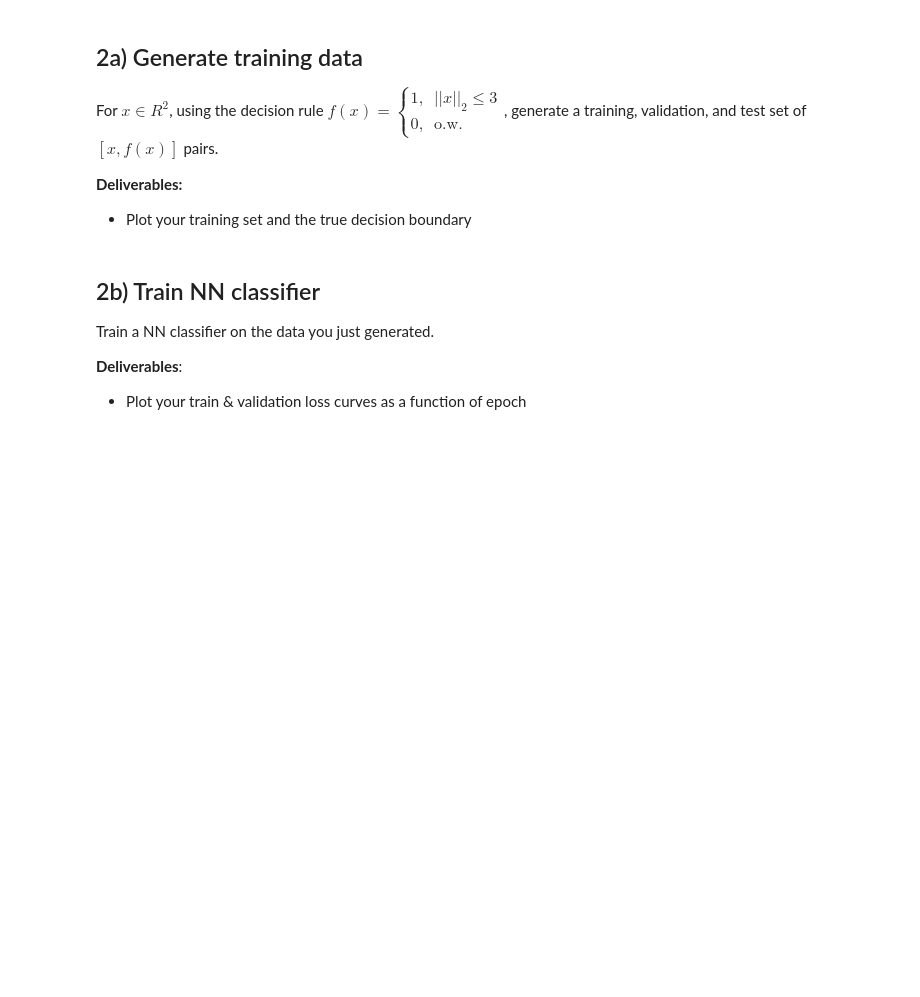
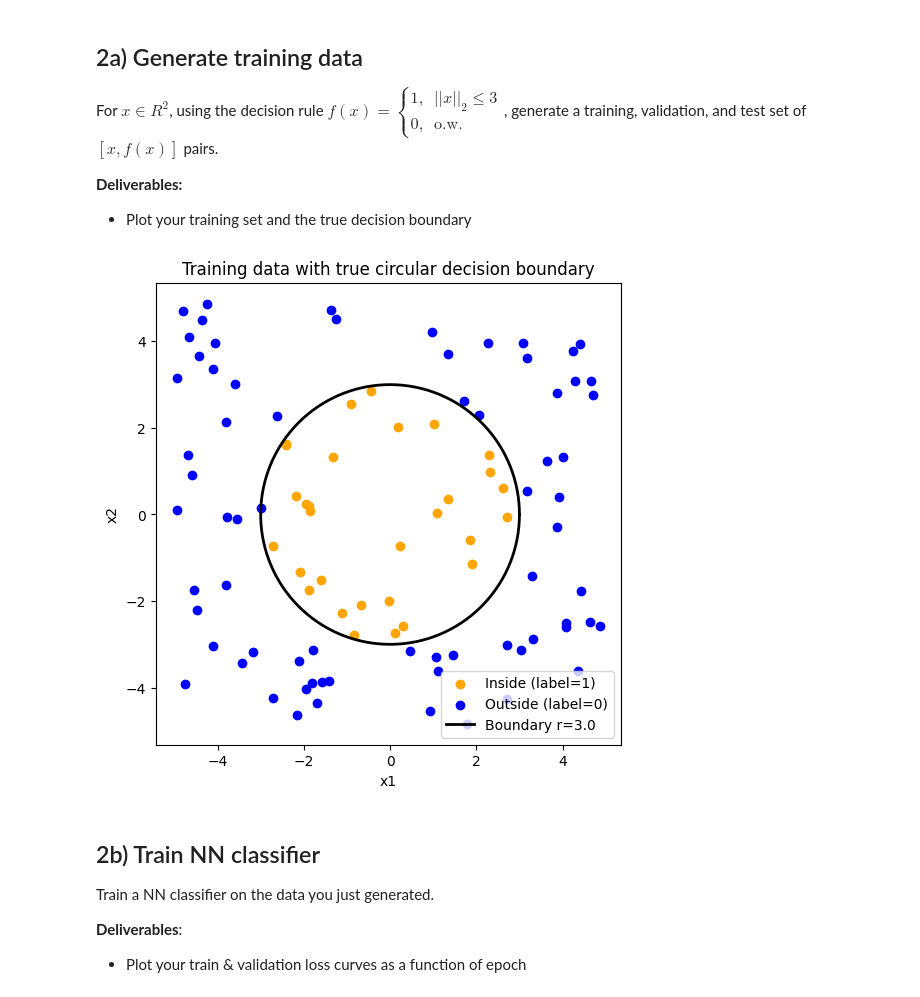
Before and after one commit to kmuenpra/EECE7268, a Jupyter notebook: EECE7398_HW1.ipynb, the cells around one changed output. Saved outputs shown, nothing was run; the diff lists cells and outputs as text; code cells hidden in the pictures; blank space fills up the shorter version.

```diff
--- a/EECE7398_HW1.ipynb
+++ b/EECE7398_HW1.ipynb
@@ -348,6 +678,40 @@ For $x\in R^2$, using the decision rule $f(x) = \begin{cases} 1, &\lvert\lvert x
 
 **Deliverables:**
 - Plot your training set and the true decision boundary
+# %%
+import numpy as np
+import matplotlib.pyplot as plt
+
+# Parameters
+n_samples = 100
+radius = 3.0
+
+# Generate uniform samples in square [-5,5] x [-5,5]
+X = np.random.uniform(-5, 5, size=(n_samples, 2))
+
+# Labels: 1 if inside circle of radius r, else 0
+y = (np.linalg.norm(X, axis=1) <= radius).astype(int)
+
+# Plot data points
+inside = y == 1
+outside = y == 0
+
+plt.figure(figsize=(6,6))
+plt.scatter(X[inside,0], X[inside,1], color="orange", label="Inside (label=1)")
+plt.scatter(X[outside,0], X[outside,1], color="blue", label="Outside (label=0)")
+
+# Plot true decision boundary (circle of radius r)
+theta = np.linspace(0, 2*np.pi, 400)
+plt.plot(radius*np.cos(theta), radius*np.sin(theta), "k-", linewidth=2, label=f"Boundary r={radius}")
+
+plt.xlabel("x1")
+plt.ylabel("x2")
+plt.title("Training data with true circular decision boundary")
+plt.axis("equal")
+plt.legend()
+plt.show()
+# %% [output]
+[figure, added]
 # %% [markdown]
 ## 2b) Train NN classifier
 
```
Also changed, not shown: parts of 9 cells of this notebook.
